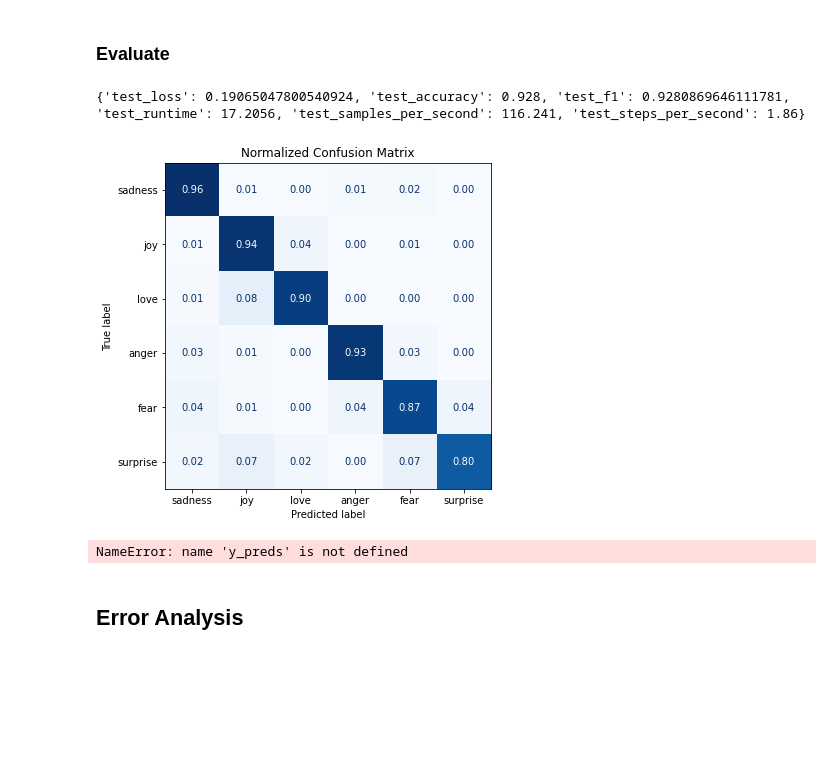
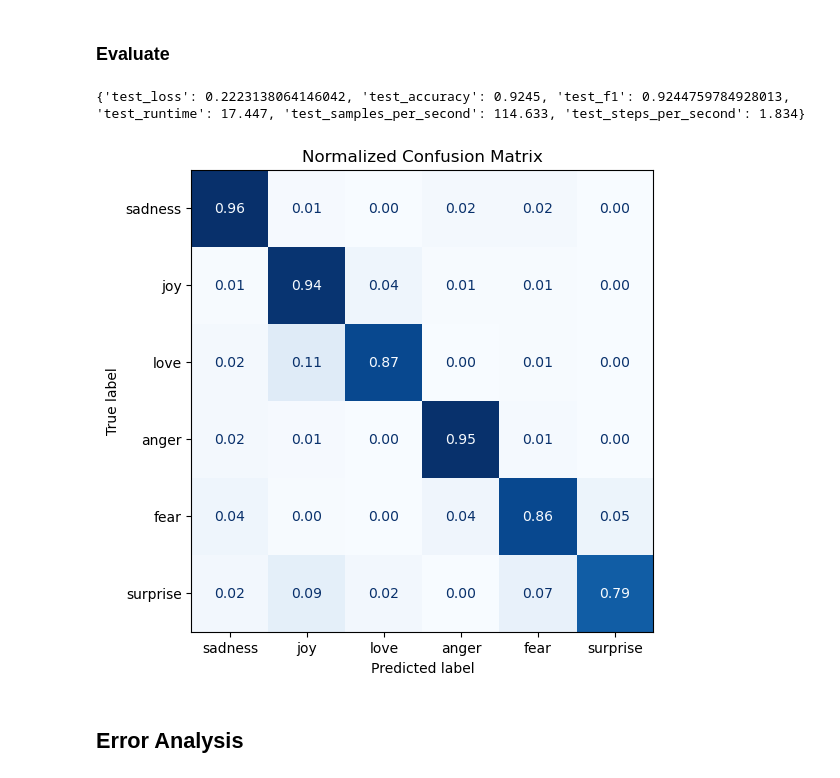
Before and after one commit to spayot/nlp_with_transformers, a Jupyter notebook: chp02_text_classification/notebooks/nlpt_02_text_classification.ipynb, the cells around one changed output. Saved outputs shown, nothing was run; the diff lists cells and outputs as text; code cells hidden in the pictures; blank space fills up the shorter version.

```diff
--- a/chp02_text_classification/notebooks/nlpt_02_text_classification.ipynb
+++ b/chp02_text_classification/notebooks/nlpt_02_text_classification.ipynb
@@ -112,7 +117,7 @@ from transformers import AutoModel
 
 MODEL_CKPT = "distilbert-base-uncased"
 
-device = torch.device("cuda" if torch.cuda.is_available() else "cpu")
+device = torch.device("mps" if torch.has_mps else "cpu")
 model = AutoModel.from_pretrained(MODEL_CKPT).to(device)
 
 # example inference
@@ -311,17 +305,12 @@ trainer.train();
 # %%
 preds_output = trainer.predict(emotions_encoded["validation"])
 print(preds_output.metrics)
 
 y_preds = np.argmax(preds_output.predictions, axis=1)
-plot_confusion_matrix(y_preds, y_valid, labels)
+tc.plot.plot_confusion_matrix(y_preds, y_valid, labels)
 # %% [output]
-{'test_loss': 0.19065047800540924, 'test_accuracy': 0.928, 'test_f1': 0.9280869646111781, 'test_runtime': 17.2056, 'test_samples_per_second': 116.241, 'test_steps_per_second': 1.86}
+{'test_loss': 0.2223138064146042, 'test_accuracy': 0.9245, 'test_f1': 0.9244759784928013, 'test_runtime': 17.447, 'test_samples_per_second': 114.633, 'test_steps_per_second': 1.834}
-[figure, old version]
+[figure, new version]
-# %%
-from src import plot
-plot.plot_confusion_matrix(y_preds, y_valid, labels)
-# %% [output]
-NameError: name 'y_preds' is not defined
 # %% [markdown]
 ## Error Analysis
 # %%
```
Also changed, not shown: parts of 17 cells of this notebook, 3 other files.
